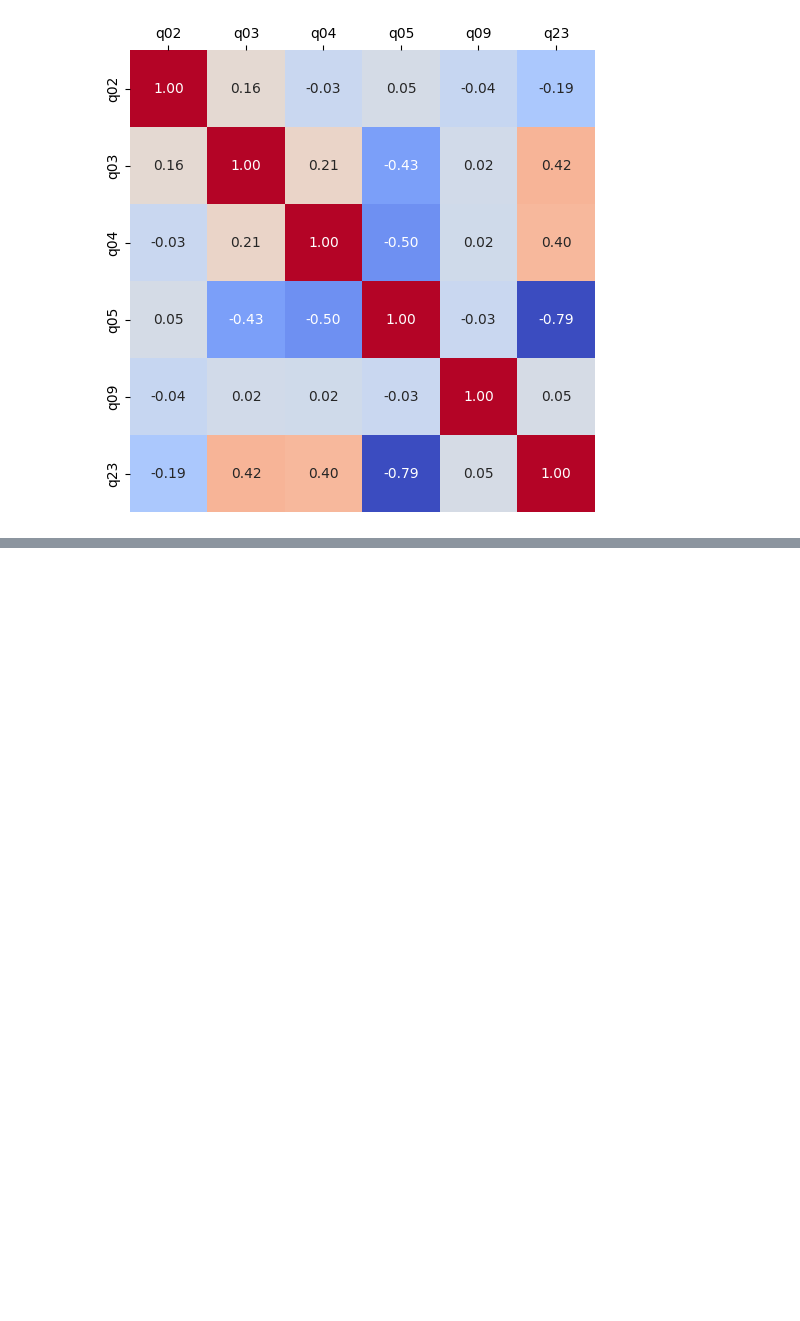
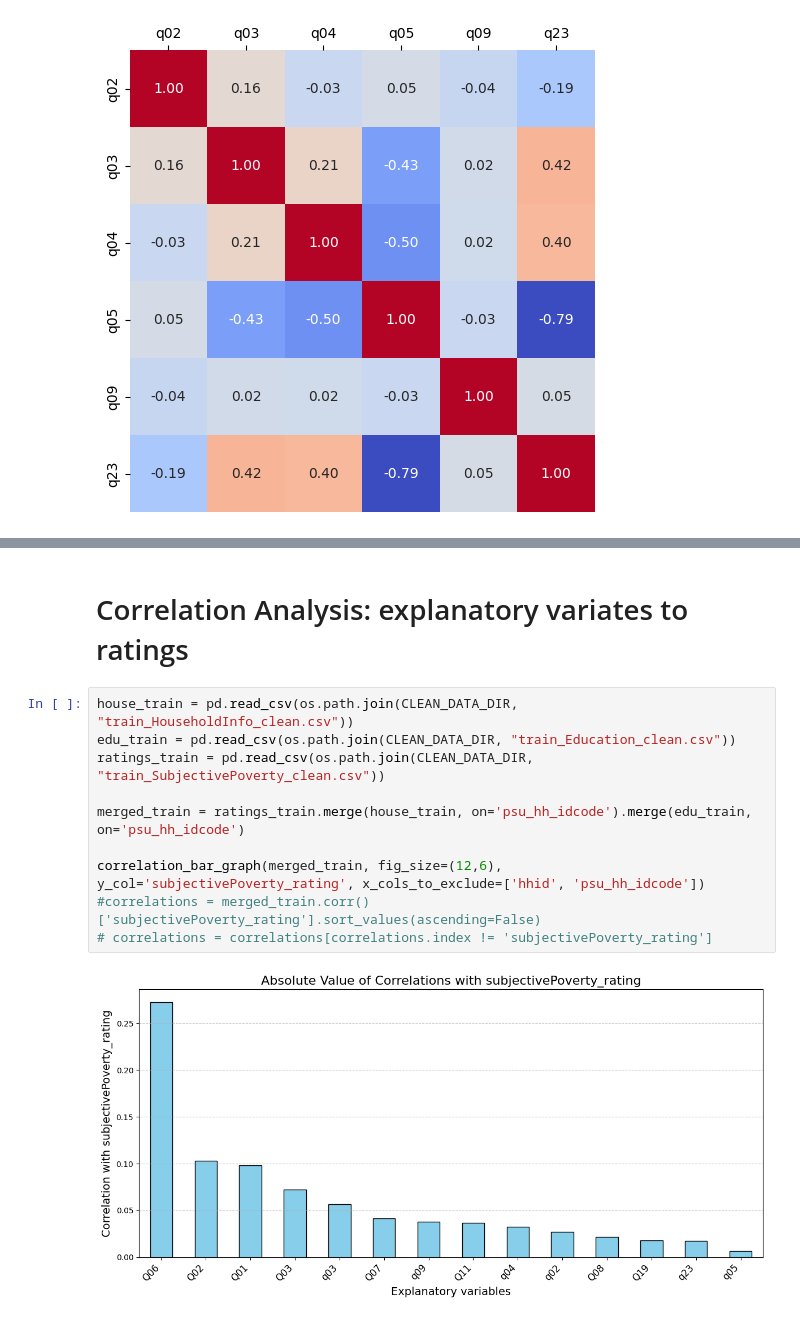
Before and after one commit to eugenesimm/Kaggle_poverty_rate, a Jupyter notebook: 2-eda/EDA_JS.ipynb, the cells around one changed output, grey strips where cells are left out. Cells and saved outputs as stored; diff of their text form; blank space fills up the shorter version.

Commit message:
correlations with rating

```diff
--- a/2-eda/EDA_JS.ipynb
+++ b/2-eda/EDA_JS.ipynb
@@ -56,0 +59,14 @@ edu_train.head()
+# %% [markdown]
+# Correlation Analysis: explanatory variates to ratings
+# %%
+house_train = pd.read_csv(os.path.join(CLEAN_DATA_DIR, "train_HouseholdInfo_clean.csv"))
+edu_train = pd.read_csv(os.path.join(CLEAN_DATA_DIR, "train_Education_clean.csv"))
+ratings_train = pd.read_csv(os.path.join(CLEAN_DATA_DIR, "train_SubjectivePoverty_clean.csv"))
+
+merged_train = ratings_train.merge(house_train, on='psu_hh_idcode').merge(edu_train, on='psu_hh_idcode')
+
+correlation_bar_graph(merged_train, fig_size=(12,6), y_col='subjectivePoverty_rating', x_cols_to_exclude=['hhid', 'psu_hh_idcode'])
+#correlations = merged_train.corr()['subjectivePoverty_rating'].sort_values(ascending=False)
+# correlations = correlations[correlations.index != 'subjectivePoverty_rating']
+# %% [output]
+[figure, added]
```
Also changed, not shown: parts of 10 cells of this notebook, 8 other files.
